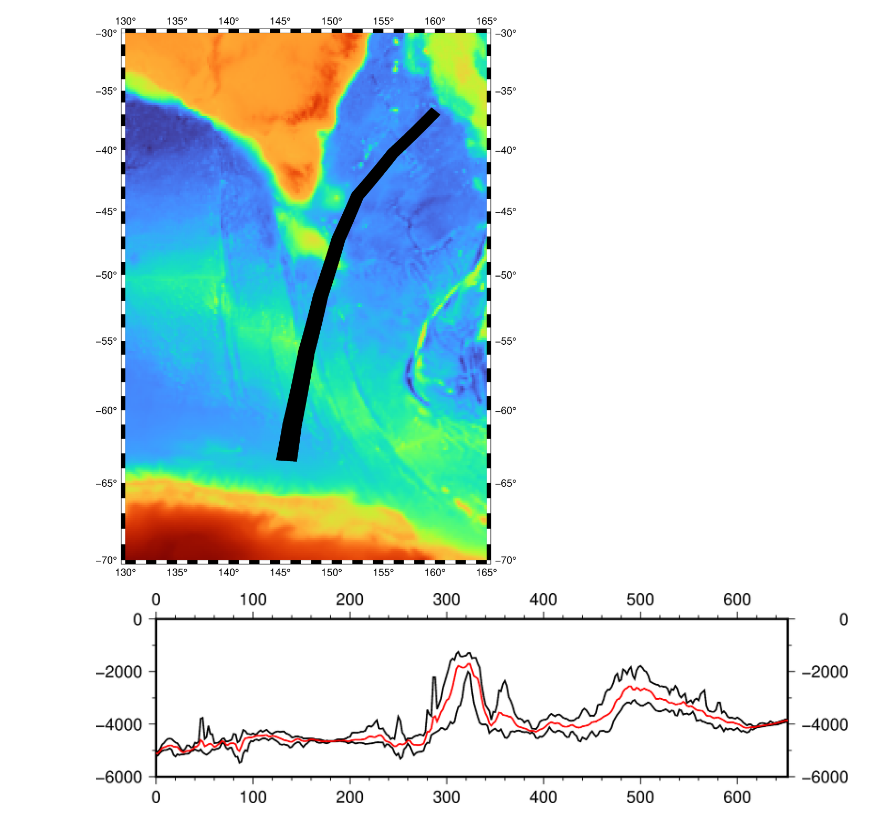
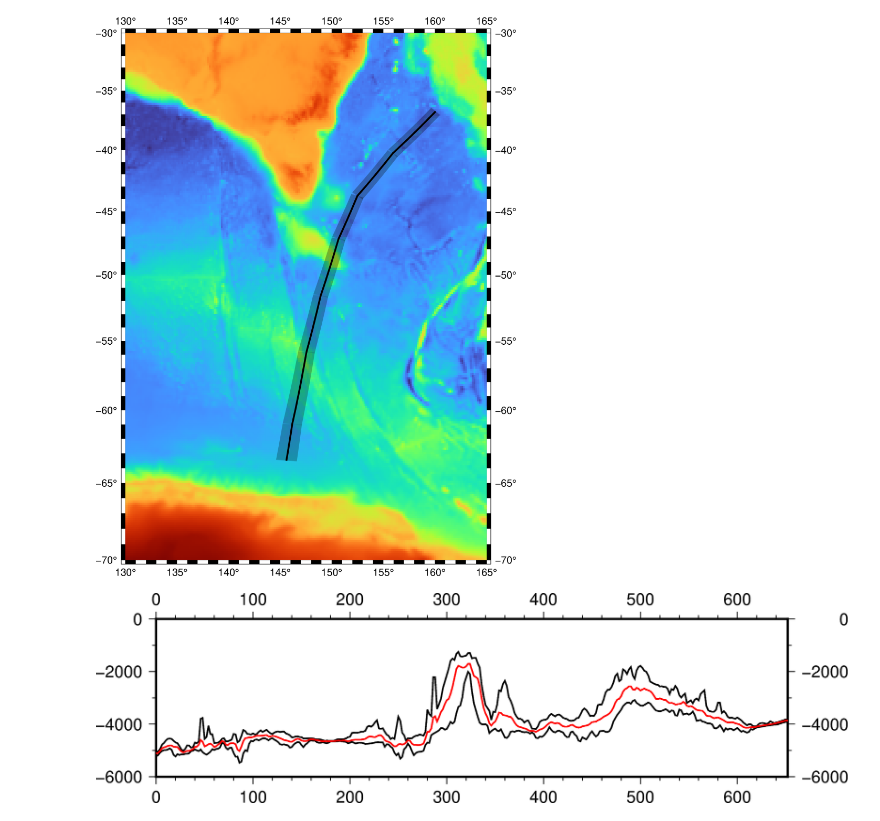
Before and after one commit to siwill22/balleny, a Jupyter notebook: grdtrack_example2.ipynb, the cells around one changed output. Saved outputs shown, nothing was run; the diff lists cells and outputs as text; code cells hidden in the pictures.

```diff
--- a/grdtrack_example2.ipynb
+++ b/grdtrack_example2.ipynb
@@ -49,34 +49,35 @@ def gmt_grdtrack(
 # %%
 cross_track_width = 100.
 along_track_spacing = 2.
 cross_track_spacing = 0.5
 
 (along_track_distance,
  swath_longitudes,
  swath_latitudes,
  swath_zvalues) = gmt_grdtrack(profile_line_file,
                                grdfile,
                                cross_track_width,
                                along_track_spacing,
                                cross_track_spacing)
 
 fig = pygmt.Figure()
 fig.basemap(frame='afg',
             region='130/165/-70/-30',
             projection='Cyl_stere/150/-20/15c',)
 fig.grdimage(
     grid=grdfile)
 fig.plot(
     data = profile_line_file,
     pen="2p,black",
 )
 fig.plot(
     data = 'table.txt',
     pen="1p,black",
+    transparency=98,
 )
 fig.show()
 # %% [output]
-[figure, old version]
+[figure, new version]
 # %%
 fig = pygmt.Figure()
 fig.basemap(region = [0, along_track_distance.max(), -6000, 0],
```
